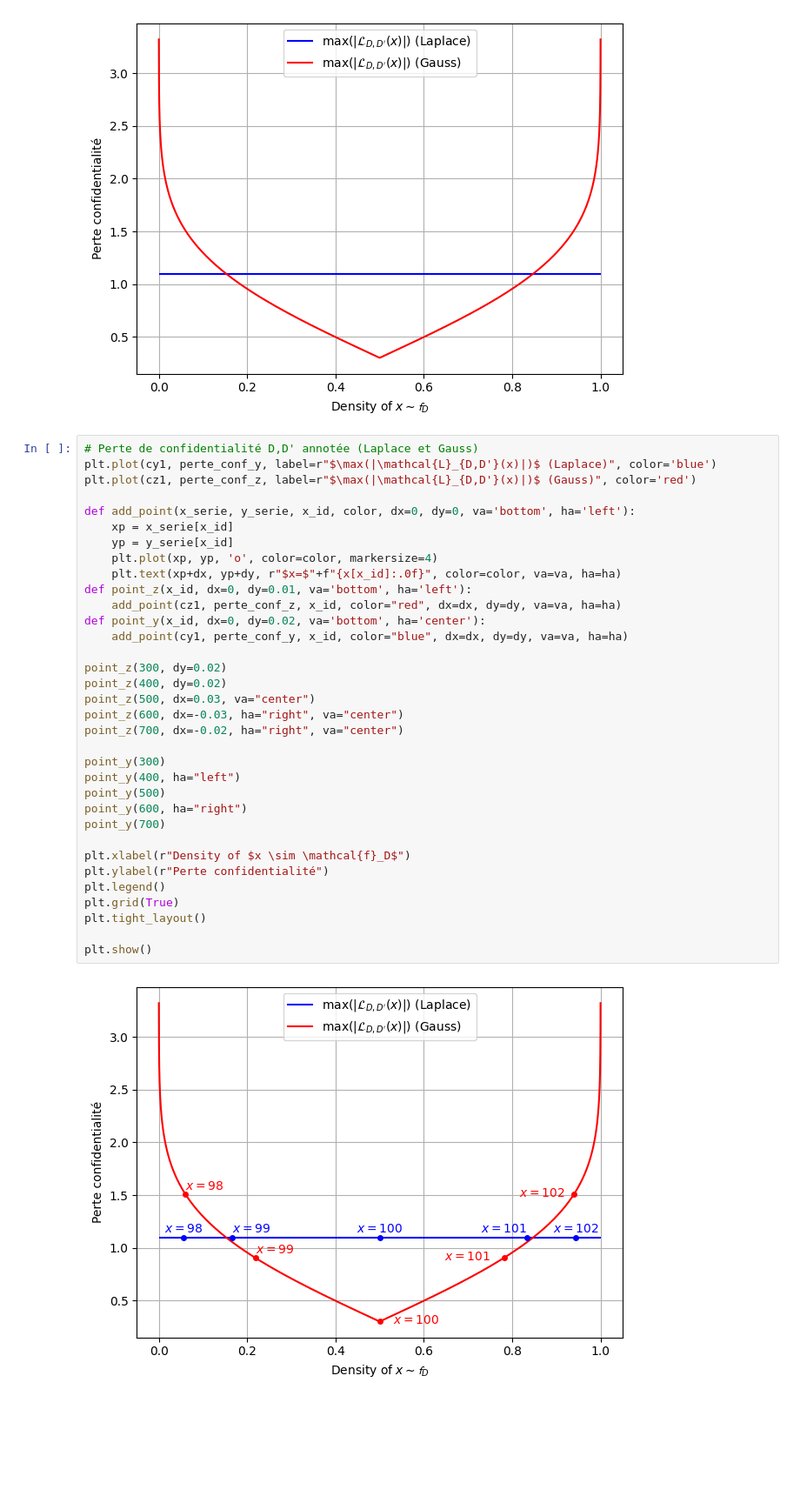
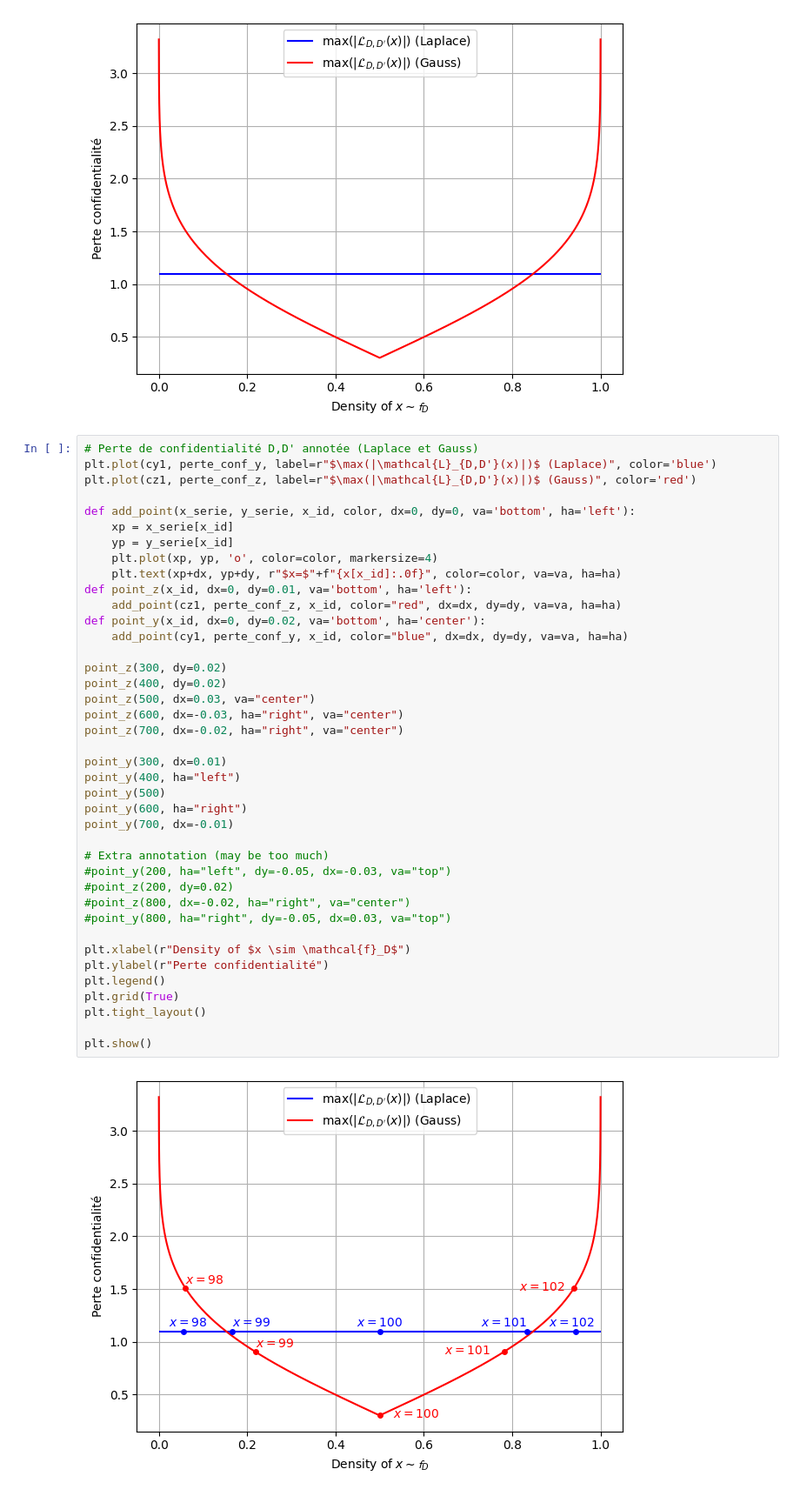
Before and after one commit to InseeFrLab/diff-privacy, a Jupyter notebook: confidentiality_loss.ipynb, the cells around one changed output. Shown at 87% size. Cells and saved outputs as stored; diff of their text form; blank space fills up the shorter version.

Commit message:
Added extra annotation in a confidentiality loss graph

```diff
--- a/confidentiality_loss.ipynb
+++ b/confidentiality_loss.ipynb
@@ -100,33 +100,39 @@ plt.plot(cy1, perte_conf_y, label=r"$\max(|\mathcal{L}_{D,D'}(x)|)$ (Laplace)",
 plt.plot(cz1, perte_conf_z, label=r"$\max(|\mathcal{L}_{D,D'}(x)|)$ (Gauss)", color='red')
 
 def add_point(x_serie, y_serie, x_id, color, dx=0, dy=0, va='bottom', ha='left'):
     xp = x_serie[x_id]
     yp = y_serie[x_id]
     plt.plot(xp, yp, 'o', color=color, markersize=4)
     plt.text(xp+dx, yp+dy, r"$x=$"+f"{x[x_id]:.0f}", color=color, va=va, ha=ha)
 def point_z(x_id, dx=0, dy=0.01, va='bottom', ha='left'):
     add_point(cz1, perte_conf_z, x_id, color="red", dx=dx, dy=dy, va=va, ha=ha)
 def point_y(x_id, dx=0, dy=0.02, va='bottom', ha='center'):
     add_point(cy1, perte_conf_y, x_id, color="blue", dx=dx, dy=dy, va=va, ha=ha)
 
 point_z(300, dy=0.02)
 point_z(400, dy=0.02)
 point_z(500, dx=0.03, va="center")
 point_z(600, dx=-0.03, ha="right", va="center")
 point_z(700, dx=-0.02, ha="right", va="center")
 
-point_y(300)
+point_y(300, dx=0.01)
 point_y(400, ha="left")
 point_y(500)
 point_y(600, ha="right")
-point_y(700)
+point_y(700, dx=-0.01)
+
+# Extra annotation (may be too much)
+#point_y(200, ha="left", dy=-0.05, dx=-0.03, va="top")
+#point_z(200, dy=0.02)
+#point_z(800, dx=-0.02, ha="right", va="center")
+#point_y(800, ha="right", dy=-0.05, dx=0.03, va="top")
 
 plt.xlabel(r"Density of $x \sim \mathcal{f}_D$")
 plt.ylabel(r"Perte confidentialité")
 plt.legend()
 plt.grid(True)
 plt.tight_layout()
 
 plt.show()
 # %% [output]
-[figure, old version]
+[figure, new version]
```
